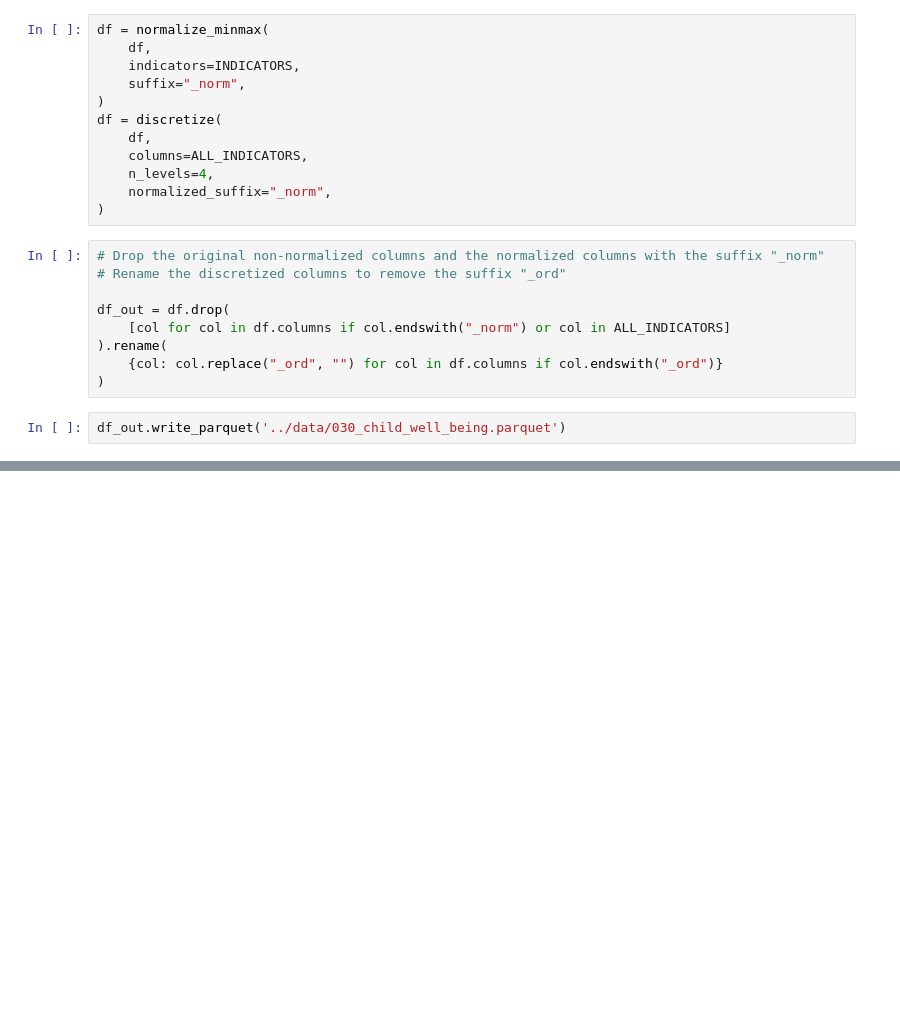
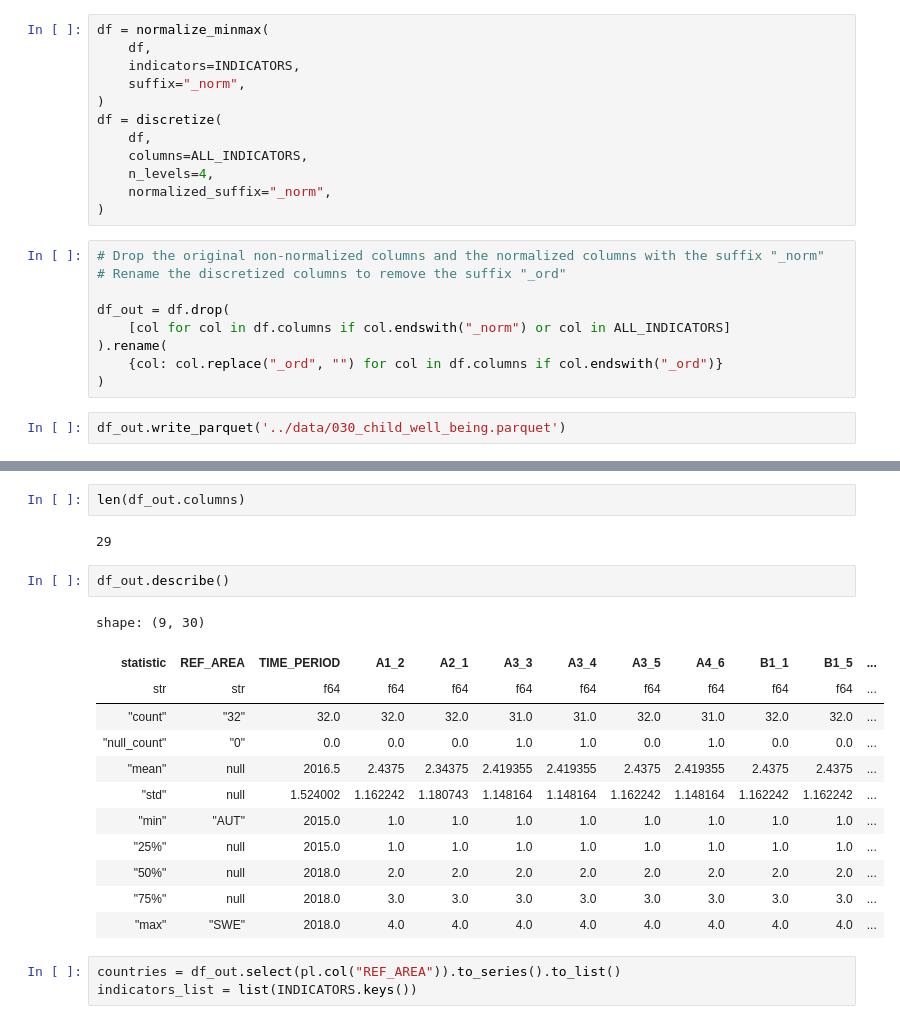
Before and after one commit to MarcoManduca/child_well-being, a Jupyter notebook: notebooks/030_data_transformer.ipynb, the cells around one changed output, grey strips where cells are left out. Cells and saved outputs as stored; diff of their text form; blank space fills up the shorter version.

```diff
--- a/notebooks/030_data_transformer.ipynb
+++ b/notebooks/030_data_transformer.ipynb
@@ -397,0 +391,22 @@ df_out.write_parquet('../data/030_child_well_being.parquet')
+# %%
+len(df_out.columns)
+# %% [output]
+29
+# %%
+df_out.describe()
+# %% [output]
+shape: (9, 30)
+| statistic | REF_AREA | TIME_PERIOD | A1_2 | A2_1 | A3_3 | A3_4 | A3_5 | A4_6 | B1_1 | B1_5 | ... |
+| str | str | f64 | f64 | f64 | f64 | f64 | f64 | f64 | f64 | f64 | ... |
+| "count" | "32" | 32.0 | 32.0 | 32.0 | 31.0 | 31.0 | 32.0 | 31.0 | 32.0 | 32.0 | ... |
+| "null_count" | "0" | 0.0 | 0.0 | 0.0 | 1.0 | 1.0 | 0.0 | 1.0 | 0.0 | 0.0 | ... |
+| "mean" | null | 2016.5 | 2.4375 | 2.34375 | 2.419355 | 2.419355 | 2.4375 | 2.419355 | 2.4375 | 2.4375 | ... |
+| "std" | null | 1.524002 | 1.162242 | 1.180743 | 1.148164 | 1.148164 | 1.162242 | 1.148164 | 1.162242 | 1.162242 | ... |
+| "min" | "AUT" | 2015.0 | 1.0 | 1.0 | 1.0 | 1.0 | 1.0 | 1.0 | 1.0 | 1.0 | ... |
+| "25%" | null | 2015.0 | 1.0 | 1.0 | 1.0 | 1.0 | 1.0 | 1.0 | 1.0 | 1.0 | ... |
+| "50%" | null | 2018.0 | 2.0 | 2.0 | 2.0 | 2.0 | 2.0 | 2.0 | 2.0 | 2.0 | ... |
+| "75%" | null | 2018.0 | 3.0 | 3.0 | 3.0 | 3.0 | 3.0 | 3.0 | 3.0 | 3.0 | ... |
+| "max" | "SWE" | 2018.0 | 4.0 | 4.0 | 4.0 | 4.0 | 4.0 | 4.0 | 4.0 | 4.0 | ... |
+# %%
+countries = df_out.select(pl.col("REF_AREA")).to_series().to_list()
+indicators_list = list(INDICATORS.keys())
```
Also changed, not shown: parts of 9 cells of this notebook, 25 other files.
